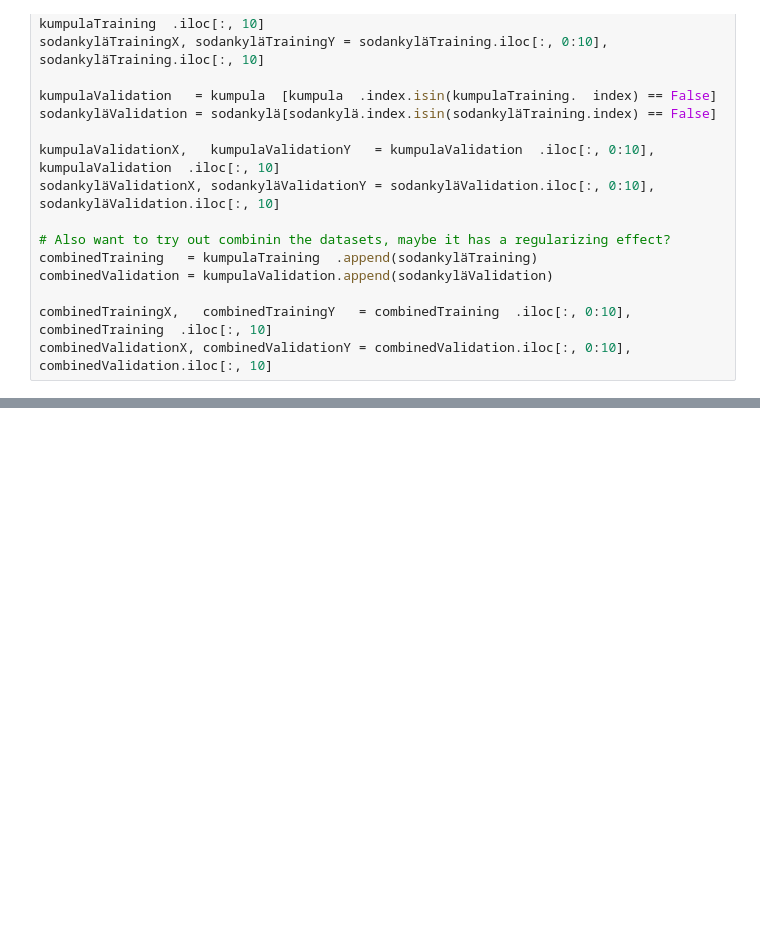
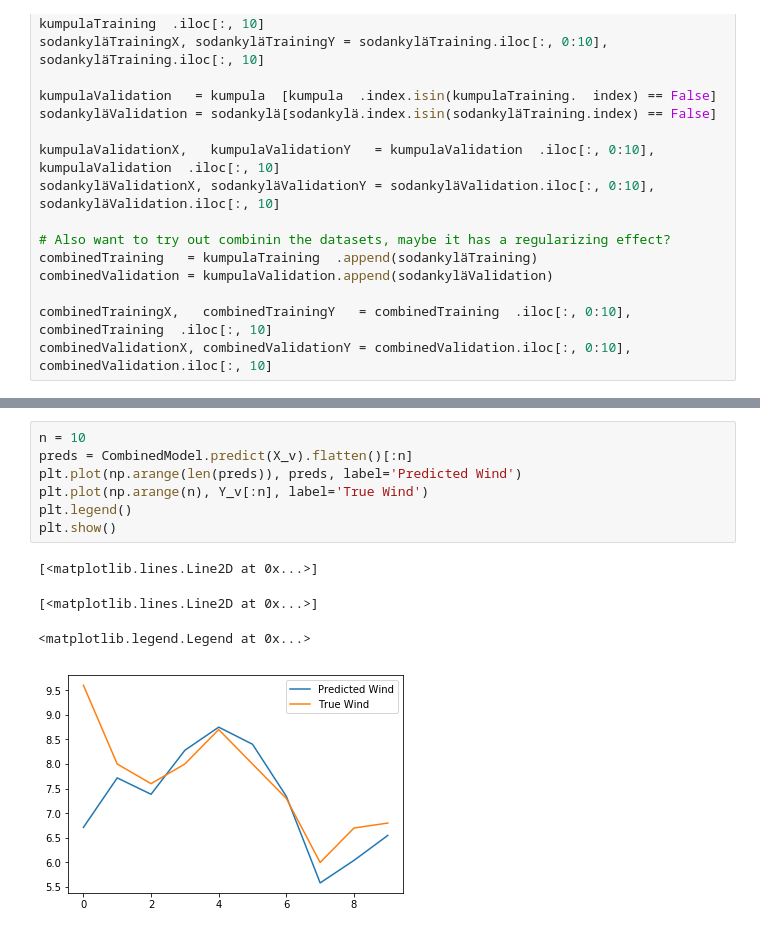
Before and after one commit to oscargranlund/AANN2018Project, a Jupyter notebook: Analys.ipynb, the cells around one changed output, grey strips where cells are left out. Cells and saved outputs as stored; diff of their text form; blank space fills up the shorter version.

```diff
--- a/Analys.ipynb
+++ b/Analys.ipynb
@@ -98,0 +171,12 @@ print("\n%s: %.2f%%" % (CombinedModel.metrics_names[1], scores[1]*100))
+# %%
+n = 10
+preds = CombinedModel.predict(X_v).flatten()[:n]
+plt.plot(np.arange(len(preds)), preds, label='Predicted Wind')
+plt.plot(np.arange(n), Y_v[:n], label='True Wind')
+plt.legend()
+plt.show()
+# %% [output]
+[<matplotlib.lines.Line2D at 0x...>]
+[<matplotlib.lines.Line2D at 0x...>]
+<matplotlib.legend.Legend at 0x...>
+[figure, added]
```
Also changed, not shown: parts of 8 cells of this notebook.
